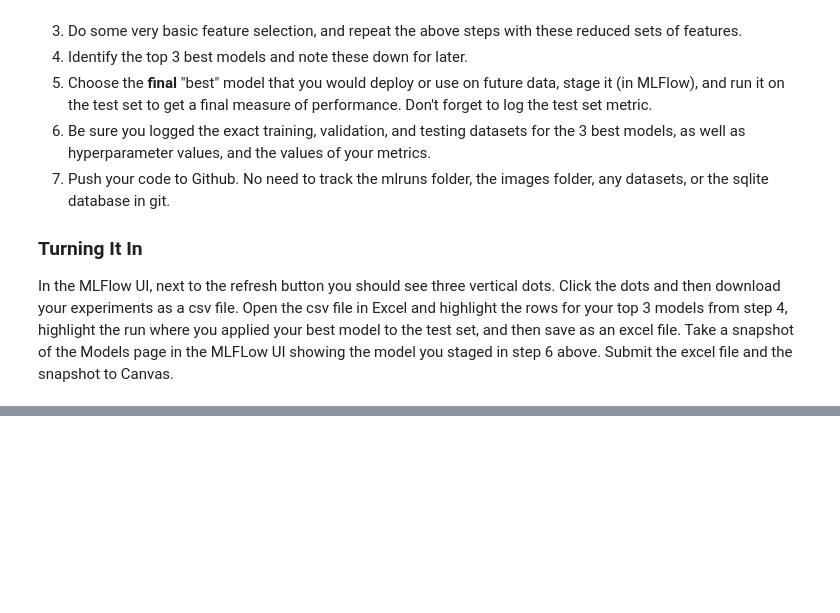
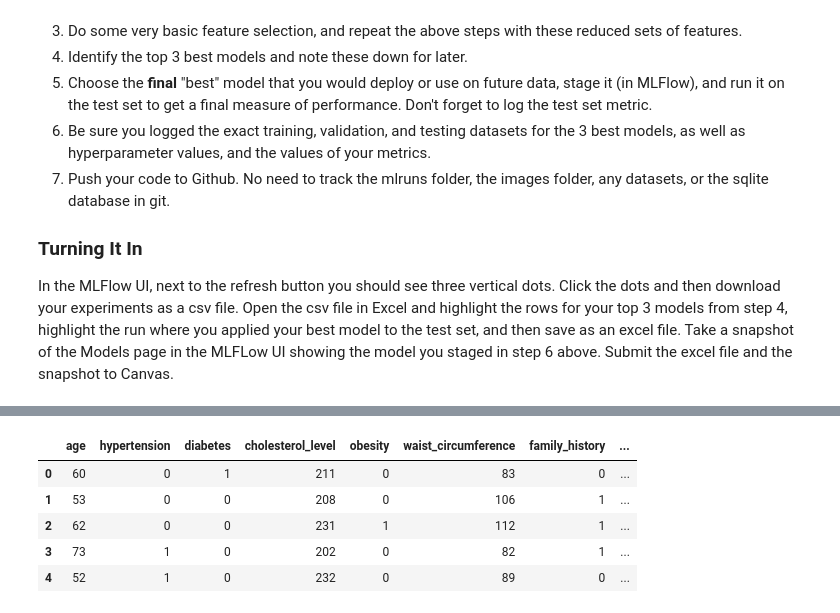
Before and after one commit to RickyMiura/MSDS-603, a Jupyter notebook: Labs/Lab_2_exp_tracking_local.ipynb, the cells around one changed output, grey strips where cells are left out. Cells and saved outputs as stored; diff of their text form; code cells hidden in the pictures; blank space fills up the shorter version.

```diff
--- a/Labs/Lab_2_exp_tracking_local.ipynb
+++ b/Labs/Lab_2_exp_tracking_local.ipynb
@@ -386,0 +446,10 @@ In the MLFlow UI, next to the refresh button you should see three vertical dots.
+# %%
+data_num = data.select_dtypes(include=['number'])
+data_num.head()
+# %% [output]
+|  | age | hypertension | diabetes | cholesterol_level | obesity | waist_circumference | family_history | ... |
+| 0 | 60 | 0 | 1 | 211 | 0 | 83 | 0 | ... |
+| 1 | 53 | 0 | 0 | 208 | 0 | 106 | 1 | ... |
+| 2 | 62 | 0 | 0 | 231 | 1 | 112 | 1 | ... |
+| 3 | 73 | 1 | 0 | 202 | 0 | 82 | 1 | ... |
+| 4 | 52 | 1 | 0 | 232 | 0 | 89 | 0 | ... |
```
Also changed, not shown: parts of 23 cells of this notebook.
